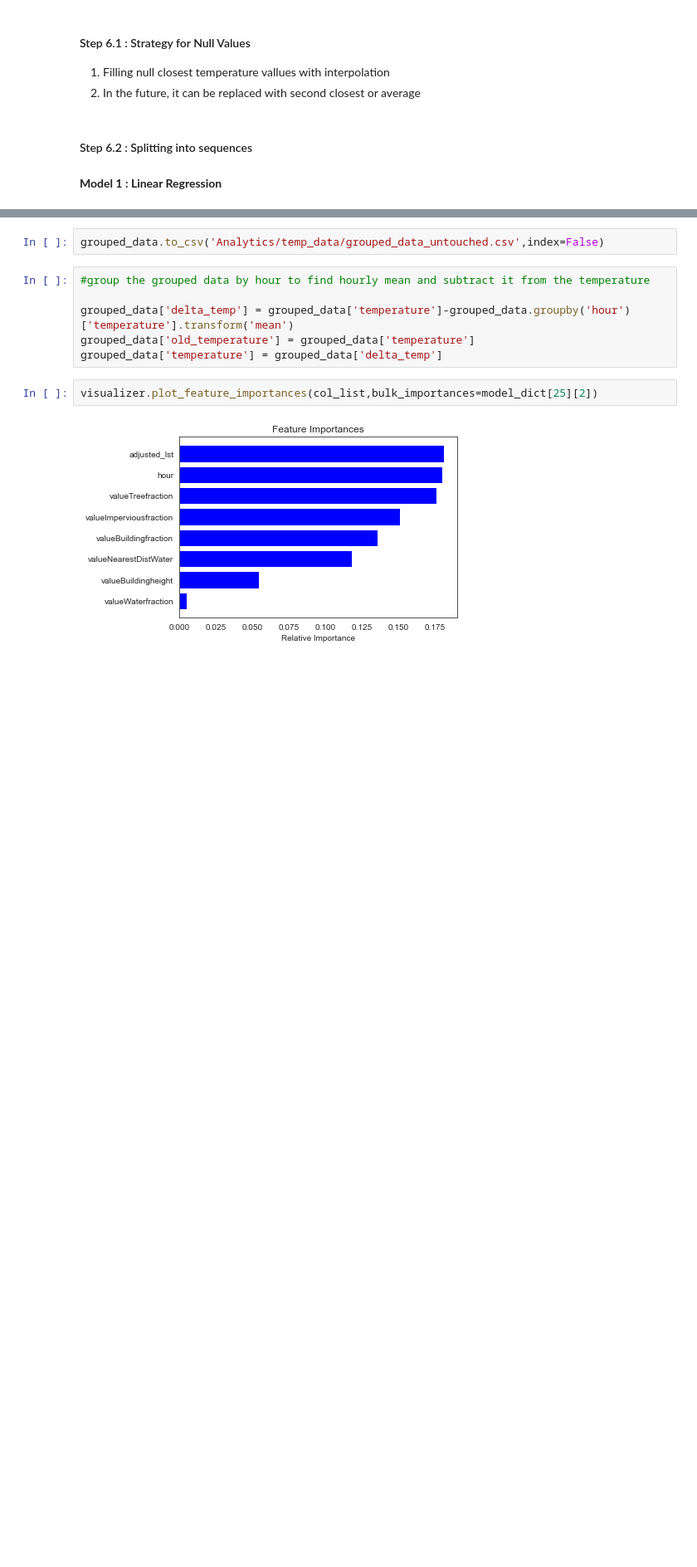
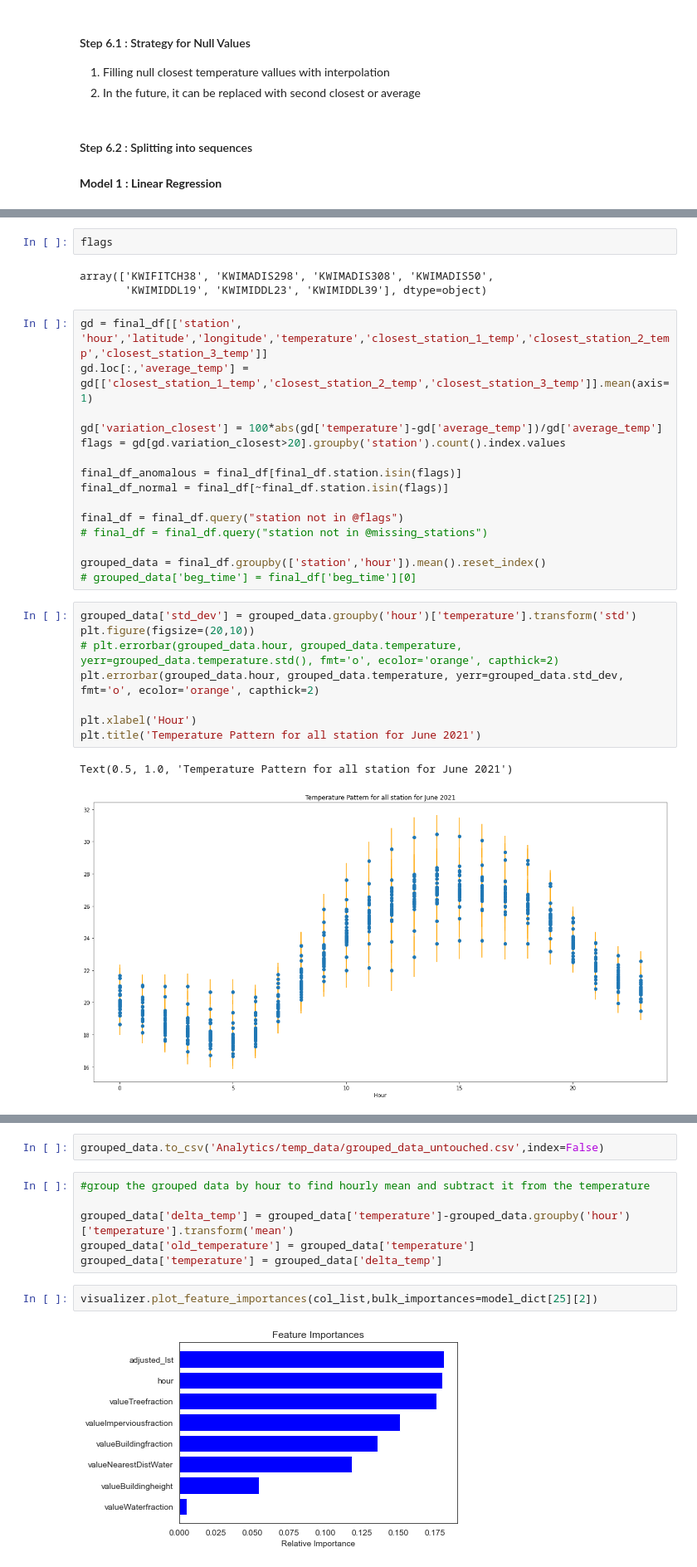
Before and after one commit to khatrigaurav/temperature_modelling, a Jupyter notebook: Analytics/00 Modeller.ipynb, the cells around one changed output, grey strips where cells are left out. Shown: that part at 83% size. Drawn from its saved outputs; the diff is of its cells as text; blank space fills up the shorter version.

```diff
--- a/Analytics/00 Modeller.ipynb
+++ b/Analytics/00 Modeller.ipynb
@@ -204 +284,32 @@ def bulk_model_runner(model,grouped_data,col_list,delete=True,bulk_mode=True,fit
+# %%
+flags
+# %% [output]
+array(['KWIFITCH38', 'KWIMADIS298', 'KWIMADIS308', 'KWIMADIS50',
+       'KWIMIDDL19', 'KWIMIDDL23', 'KWIMIDDL39'], dtype=object)
+# %%
+gd = final_df[['station', 'hour','latitude','longitude','temperature','closest_station_1_temp','closest_station_2_temp','closest_station_3_temp']]
+gd.loc[:,'average_temp'] = gd[['closest_station_1_temp','closest_station_2_temp','closest_station_3_temp']].mean(axis=1)
+
+gd['variation_closest'] = 100*abs(gd['temperature']-gd['average_temp'])/gd['average_temp']
+flags = gd[gd.variation_closest>20].groupby('station').count().index.values
+
+final_df_anomalous = final_df[final_df.station.isin(flags)]
+final_df_normal = final_df[~final_df.station.isin(flags)]
+
+final_df = final_df.query("station not in @flags")
+# final_df = final_df.query("station not in @missing_stations")
+
+grouped_data = final_df.groupby(['station','hour']).mean().reset_index()
+# grouped_data['beg_time'] = final_df['beg_time'][0]
+# %%
+grouped_data['std_dev'] = grouped_data.groupby('hour')['temperature'].transform('std')
+plt.figure(figsize=(20,10))
+# plt.errorbar(grouped_data.hour, grouped_data.temperature, yerr=grouped_data.temperature.std(), fmt='o', ecolor='orange', capthick=2)
+plt.errorbar(grouped_data.hour, grouped_data.temperature, yerr=grouped_data.std_dev, fmt='o', ecolor='orange', capthick=2)
+
+plt.xlabel('Hour')
+plt.title('Temperature Pattern for all station for June 2021')
+# %% [output]
+Text(0.5, 1.0, 'Temperature Pattern for all station for June 2021')
+[figure, added]
 # %%
```
Also changed, not shown: parts of 6 cells of this notebook, 4 other files.
